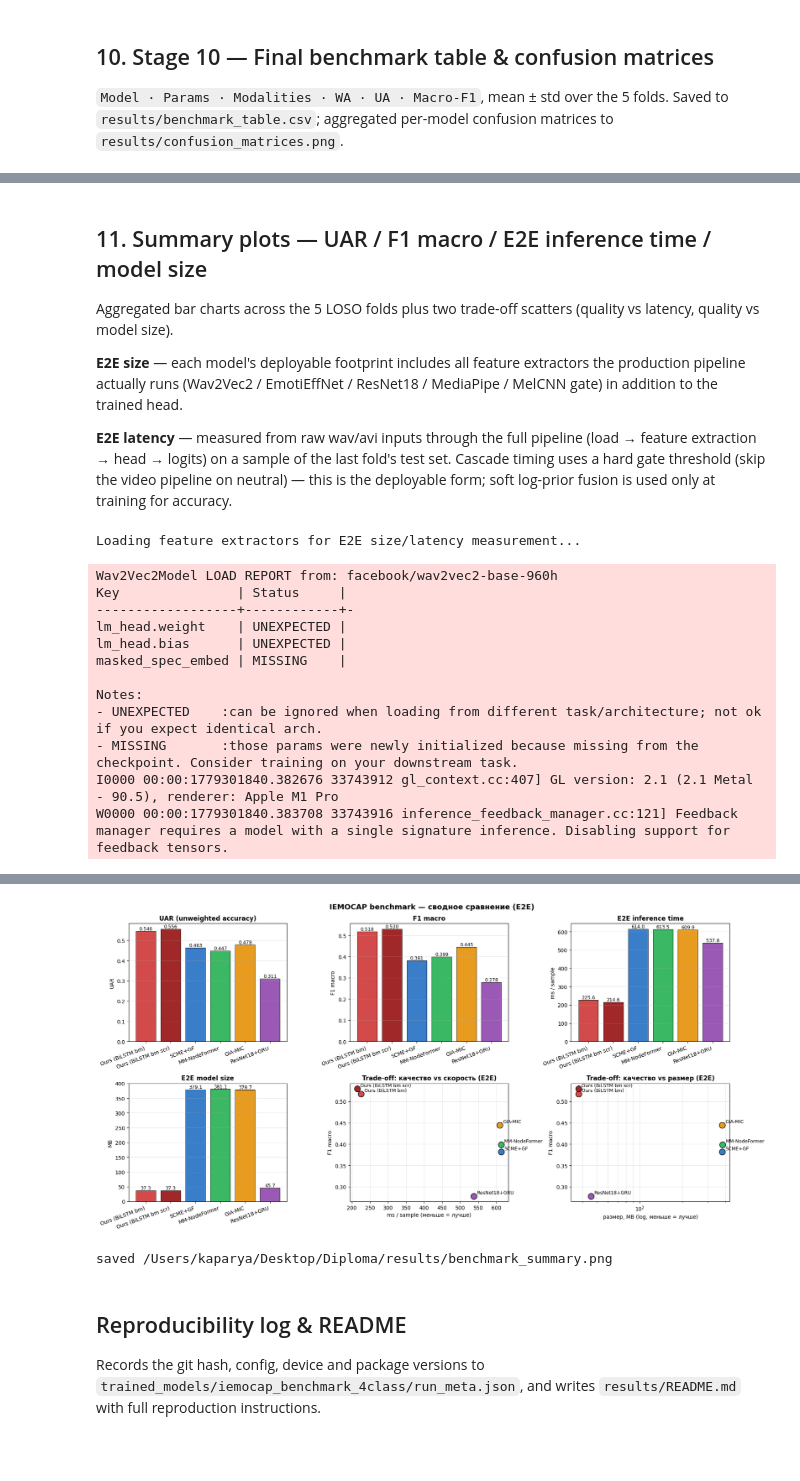
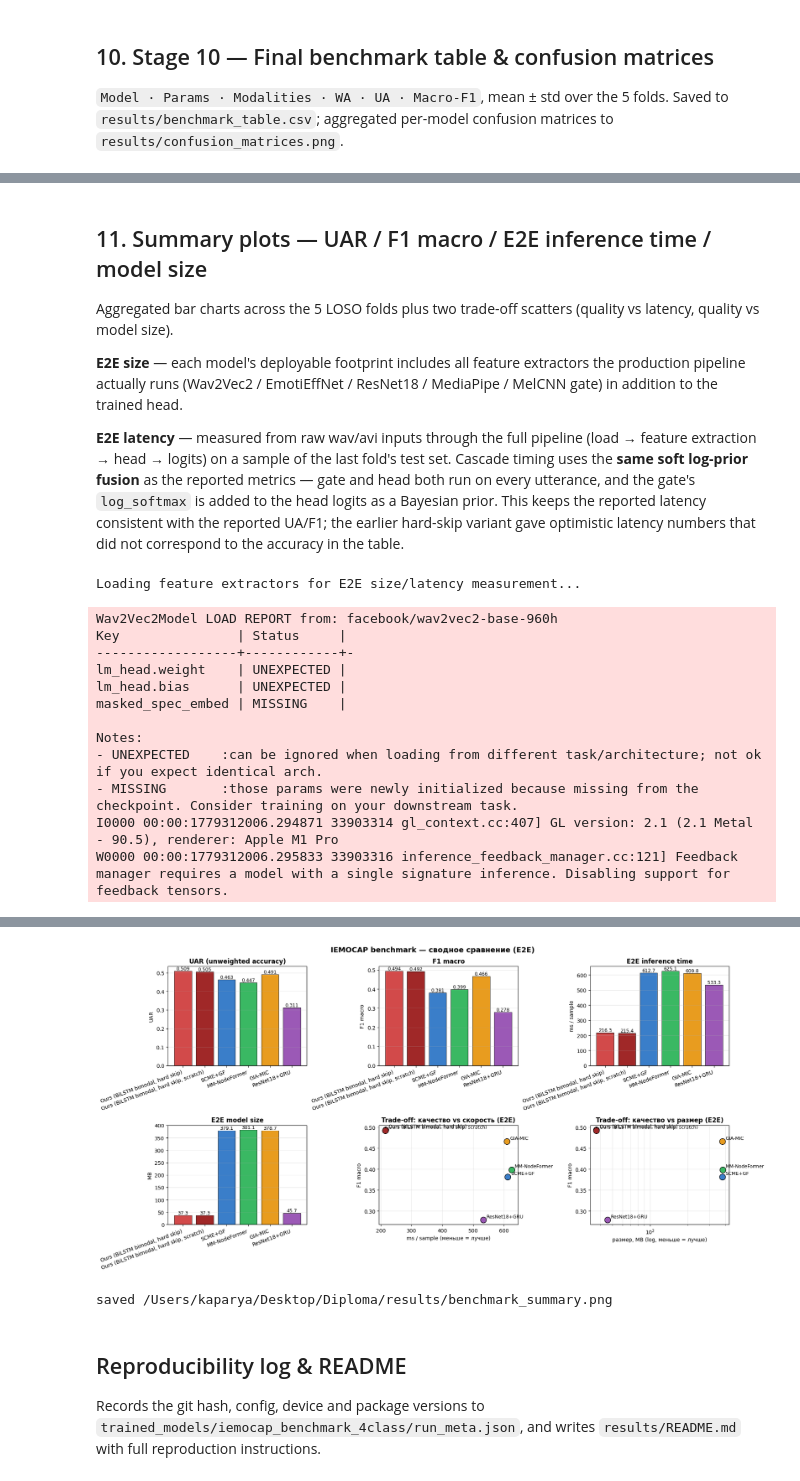
Before and after one commit to Kaparya/Classification-of-Facial-Expressions, a Jupyter notebook: notebooks/iemocap_benchmark_4class.ipynb, the cells around one changed output, grey strips where cells are left out. Saved outputs shown, nothing was run; the diff lists cells and outputs as text; code cells hidden in the pictures; blank space fills up the shorter version.

```diff
--- a/notebooks/iemocap_benchmark_4class.ipynb
+++ b/notebooks/iemocap_benchmark_4class.ipynb
@@ -1446,16 +1527,20 @@ ResNet18 / MediaPipe / MelCNN gate) in addition to the trained head.
 
 **E2E latency** — measured from raw wav/avi inputs through the full
 pipeline (load → feature extraction → head → logits) on a sample of the
-last fold's test set. Cascade timing uses a hard gate threshold (skip
-the video pipeline on neutral) — this is the deployable form; soft
-log-prior fusion is used only at training for accuracy.
+last fold's test set. Cascade timing uses the **same soft log-prior
+fusion** as the reported metrics — gate and head both run on every
+utterance, and the gate's `log_softmax` is added to the head logits as
+a Bayesian prior. This keeps the reported latency consistent with the
+reported UA/F1; the earlier hard-skip variant gave optimistic latency
+numbers that did not correspond to the accuracy in the table.
 # %%
 # ----- summary plots: UAR / F1 macro / E2E inference time / model size -----
 # Per `notebooks/full_pipeline_iemocap_augmented.ipynb`: a model's deployable
 # footprint is NOT just its trained head -- it includes every feature extractor
-# the production pipeline must run at inference. Cascade timing also uses a
-# HARD threshold on the gate (skip video on neutral) -- this is the deployable
-# form; soft log-prior fusion is used only during training for accuracy.
+# the production pipeline must run at inference. Cascade timing uses the
+# SAME soft log-prior fusion as the reported metrics (gate + head both run
+# on every utterance, gate's log_softmax added to head logits) so that the
+# latency numbers match the UA/F1 numbers in the final table.
 
 import time as _time
 import random
@@ -1577,8 +1662,37 @@ def _frames_tensor(row):
 N_TIME = 50
 
 @torch.no_grad()
-def _time_cascade_video(rows, head, gate):
-    """Video-only cascade head. Gate.argmax==neutral -> skip video pipeline."""
+def _time_cascade_video(rows, head, gate, soft_lam=SOFT_LAM):
+    """Cascade head latency under SOFT log-prior fusion -- matches reported
+    metrics. Gate and head both run on every utterance; gate's log_softmax is
+    added to head logits as a Bayesian prior before argmax. No hard skip --
+    that variant gave optimistic latency that did not match reported UA."""
+    r = rows[0]; y = _load_wav(r["wav_path"])
+    mel = torch.from_numpy(_logmel(y))[None, None].to(device)
+    _ = F.log_softmax(gate(mel), dim=-1)
+    ft = _frames_tensor(r); eff = _eff(ft).unsqueeze(0)
+    _ = head({"video_eff": eff, "audio_mel": mel})
+    if device.type == "cuda": torch.cuda.synchronize()
+    t0 = _time.perf_counter()
+    for r in rows:
+        y = _load_wav(r["wav_path"])
+        mel = torch.from_numpy(_logmel(y))[None, None].to(device)
+        gate_logp = F.log_softmax(gate(mel), dim=-1)          # always run gate
+        ft = _frames_tensor(r); eff = _eff(ft).unsqueeze(0)
+        logits = head({"video_eff": eff, "audio_mel": mel})   # always run head
+        logits = logits.clone()
+        logits[:, 0]  = logits[:, 0]  + soft_lam * gate_logp[:, 0]
+        logits[:, 1:] = logits[:, 1:] + soft_lam * gate_logp[:, 1:2]
+        _ = logits.argmax(-1)
+    if device.type == "cuda": torch.cuda.synchronize()
+    return (_time.perf_counter() - t0) * 1000 / len(rows)
+
+@torch.no_grad()
+def _time_cascade_video_hard(rows, head, gate):
+    """Hard-cascade latency: when gate.argmax==0 the entire video pipeline
+    (face detection + EmotiEffNet + head) is skipped. This is the deployable
+    form of the hard variant -- matches the metrics reported by
+    `cascade_mode='hard'` in `infer()`."""
     r = rows[0]; y = _load_wav(r["wav_path"])
     mel = torch.from_numpy(_logmel(y))[None, None].to(device); _ = gate(mel)
     ft = _frames_tensor(r); eff = _eff(ft).unsqueeze(0)
@@ -1589,11 +1703,12 @@ def _time_cascade_video(rows, head, gate):
         y = _load_wav(r["wav_path"])
         mel = torch.from_numpy(_logmel(y))[None, None].to(device)
         if gate(mel).argmax(1).item() == 0:
-            continue   # hard cascade: skip video on neutral
+            continue   # neutral: skip the entire video pipeline
         ft = _frames_tensor(r); eff = _eff(ft).unsqueeze(0)
         _ = head({"video_eff": eff, "audio_mel": mel})
     if device.type == "cuda": torch.cuda.synchronize()
     return (_time.perf_counter() - t0) * 1000 / len(rows)
+
 
 @torch.no_grad()
 def _time_fusion(rows, head):
@@ -1685,7 +1800,9 @@ for name, spec in MODEL_ZOO.items():
         uars.append(balanced_accuracy_score(yt, pr))
         f1ms.append(f1_score(yt, pr, average="macro", zero_division=0))
 
-    ckpt = CKPT_DIR / f"{slug(name)}_{last_sess}.pt"
+    # Eval-only variants share trained weights with another entry -- load that.
+    src_name_for_ckpt = spec.get("eval_only_from", name)
+    ckpt = CKPT_DIR / f"{slug(src_name_for_ckpt)}_{last_sess}.pt"
     ms, mb = float("nan"), float("nan")
     if ckpt.exists():
         try:
@@ -1697,9 +1814,12 @@ for name, spec in MODEL_ZOO.items():
             comp_str = " + ".join(f"{lbl}({size_mb(m):.1f})" for m, lbl in comps)
             print(f"{name}:  size = {mb:.1f} MB  =  {comp_str}")
             if spec["cascade"]:
-                # Both unimodal and bimodal cascade heads consume audio_mel
-                # through the (shared) MelCNN backbone -- same E2E timing path.
-                ms = _time_cascade_video(time_rows, head, fold_gate)
+                # Soft cascade -> always run head; hard skip -> abort on
+                # gate.argmax==0 and skip the video pipeline entirely.
+                if spec.get("cascade_mode", "soft") == "hard":
+                    ms = _time_cascade_video_hard(time_rows, head, fold_gate)
+                else:
+                    ms = _time_cascade_video(time_rows, head, fold_gate)
             elif name == "ResNet18+GRU":
                 ms = _time_resnet(time_rows, head)
             else:
@@ -1721,7 +1841,11 @@ print()
 print(df_p.round(3))
 
 # ----- plot -----
-colors = ["#d24a4a", "#a02828", "#3a7ec9", "#3ab863", "#e89c1f", "#9b59b6"][:len(df_p)]
+# Base palette of 8 distinguishable colours -- enough for the current zoo
+# (incl. the hard-skip eval-only variant). Cycle if more models are added.
+_BASE_COLOURS = ["#d24a4a", "#a02828", "#3a7ec9", "#3ab863",
+                 "#e89c1f", "#9b59b6", "#1abc9c", "#34495e"]
+colors = [_BASE_COLOURS[i % len(_BASE_COLOURS)] for i in range(len(df_p))]
 fig, axes = plt.subplots(2, 3, figsize=(18, 9))
 fig.suptitle("IEMOCAP benchmark — сводное сравнение (E2E)",
              fontsize=14, fontweight="bold")
@@ -1775,8 +1899,8 @@ masked_spec_embed | MISSING    |
 Notes:
 - UNEXPECTED    :can be ignored when loading from different task/architecture; not ok if you expect identical arch.
 - MISSING       :those params were newly initialized because missing from the checkpoint. Consider training on your downstream task.
-I0000 00:00:1779301840.382676 33743912 gl_context.cc:407] GL version: 2.1 (2.1 Metal - 90.5), renderer: Apple M1 Pro
-W0000 00:00:1779301840.383708 33743916 inference_feedback_manager.cc:121] Feedback manager requires a model with a single signature inference. Disabling support for feedback tensors.
+I0000 00:00:1779312006.294871 33903314 gl_context.cc:407] GL version: 2.1 (2.1 Metal - 90.5), renderer: Apple M1 Pro
+W0000 00:00:1779312006.295833 33903316 inference_feedback_manager.cc:121] Feedback manager requires a model with a single signature inference. Disabling support for feedback tensors.
   EmotiEffNet: 15.4 MB | ResNet18: 42.7 MB | Wav2Vec2: 360.0 MB
 loaded fine-tuned per-fold gate: gate_iemocap_Session5.pt
 timing on 50 utterances from Session5 test set
@@ -1797,4 +1921,4 @@ MM-NodeFormer:  size = 381.1 MB  =  head(5.7) + emotieffnet(15.4) + wav2vec2(360
-[figure, old version]
+[figure, new version]
 saved /Users/kaparya/Desktop/Diploma/results/benchmark_summary.png
 # %% [markdown]
 ## Reproducibility log & README
```
Also changed, not shown: parts of 12 cells of this notebook, 25 other files.
